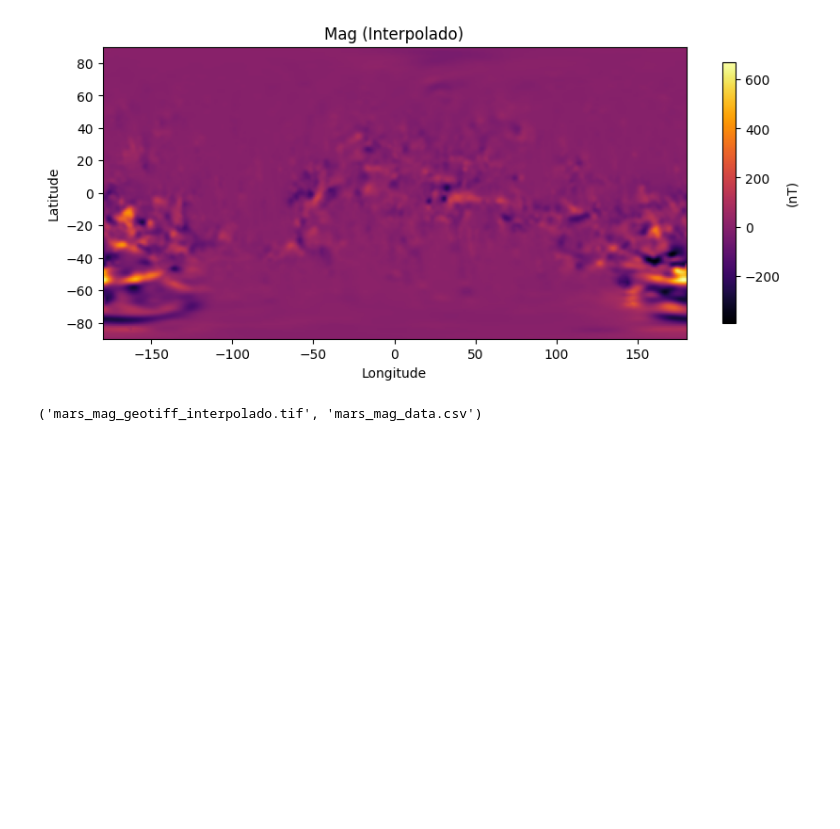
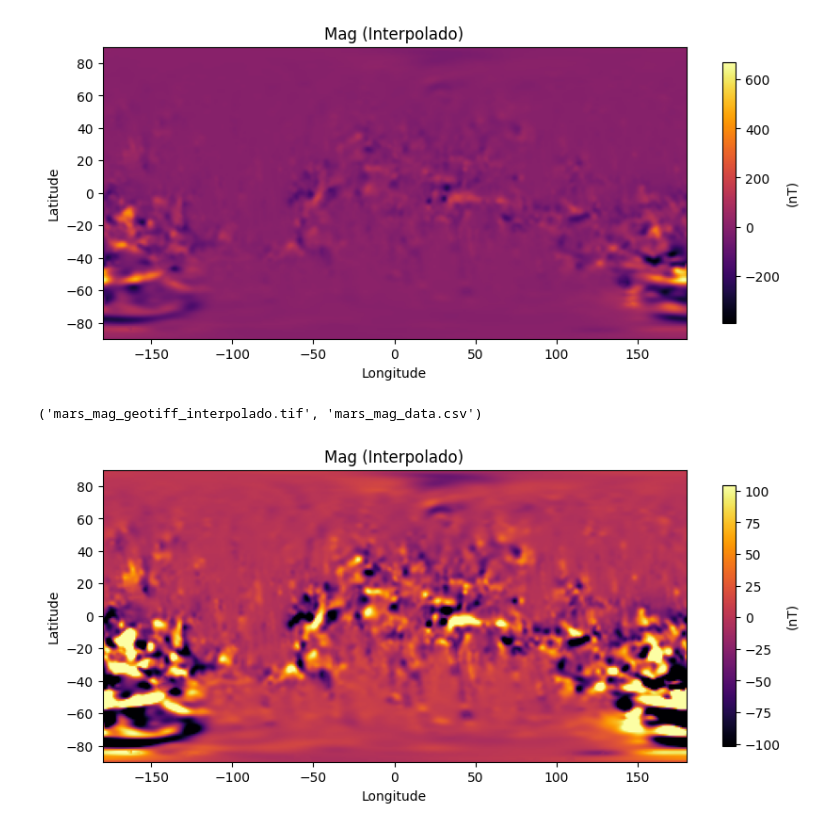
Before and after one commit to lszam/fabrizio-mars, a Jupyter notebook: fab_mars_mag_saida_qgis.ipynb, the cells around one changed output. Cells and saved outputs as stored; diff of their text form; code cells hidden in the pictures; blank space fills up the shorter version.

```diff
--- a/fab_mars_mag_saida_qgis.ipynb
+++ b/fab_mars_mag_saida_qgis.ipynb
@@ -114,3 +110,17 @@ geotiff_path, csv_path
 # %% [output]
 [figure]
 ('mars_mag_geotiff_interpolado.tif', 'mars_mag_data.csv')
+# %%
+# Com normalização de contraste
+extent = [-180, 180, -90, 90]
+vmin, vmax = np.nanpercentile(mag, [2, 98])
+
+plt.figure(figsize=(10, 6))
+plt.imshow(mag_grid_regular, cmap='inferno', extent=extent, origin='lower', vmin=vmin, vmax=vmax)
+plt.colorbar(label='(nT)', shrink=0.6)
+plt.title('Mag (Interpolado)')
+plt.xlabel('Longitude')
+plt.ylabel('Latitude')
+plt.show()
+# %% [output]
+[figure, added]
```
Also changed, not shown: parts of 1 cell of this notebook.
